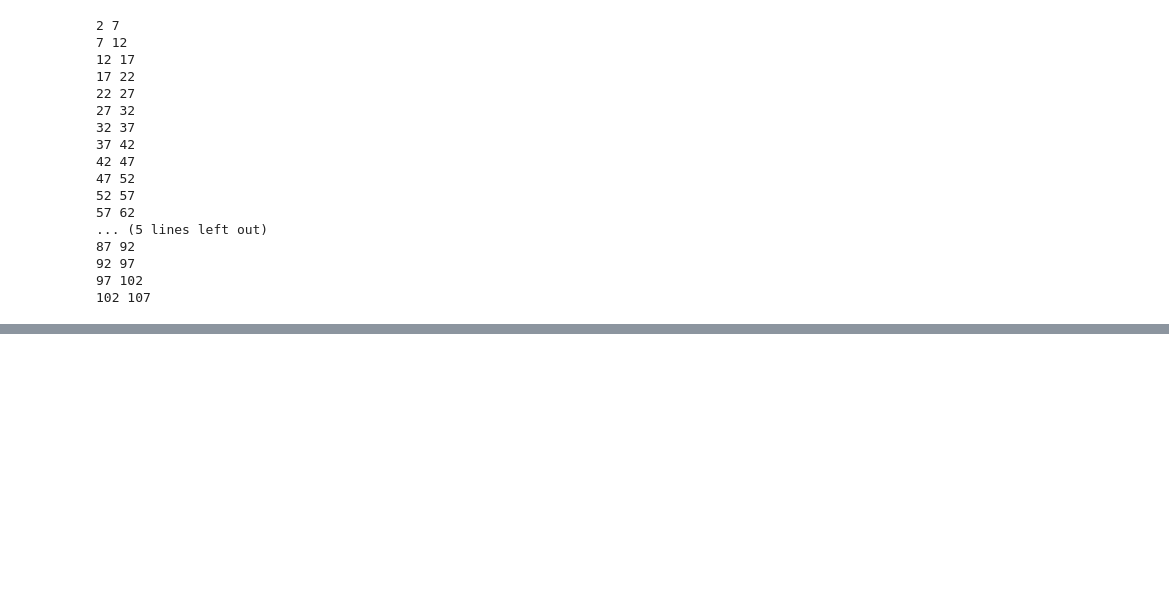
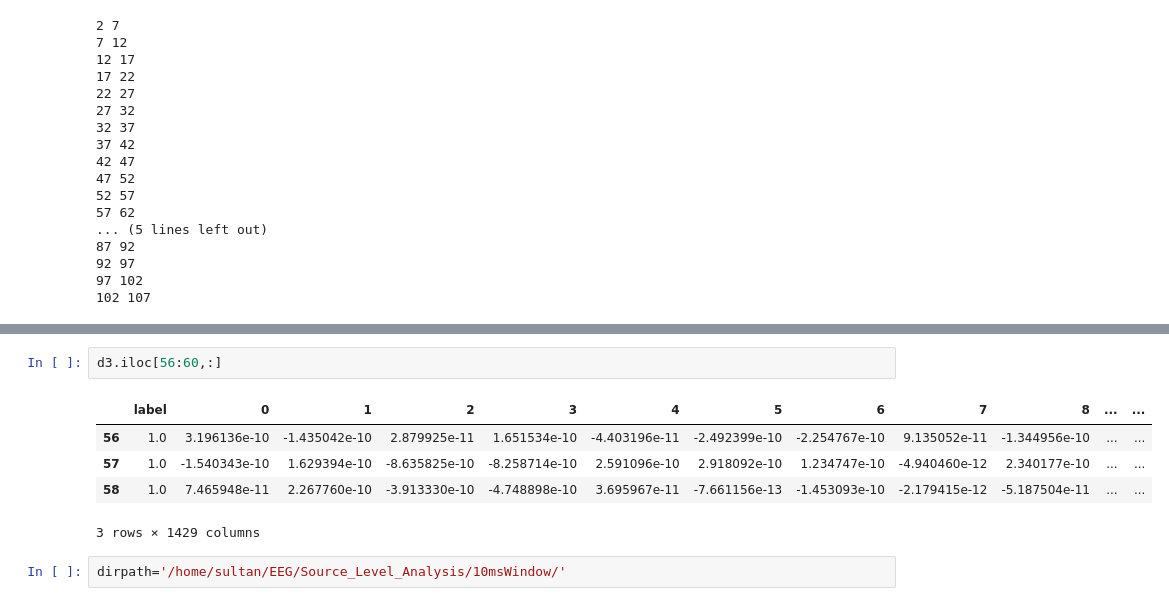
Before and after one commit to msultanmahmud/EEG_Analysis, a Jupyter notebook: Source_Level_Analysis/Aveage_files_v1.ipynb, the cells around one changed output, grey strips where cells are left out. Cells and saved outputs as stored; diff of their text form; blank space fills up the shorter version.

```diff
--- a/Source_Level_Analysis/Aveage_files_v1.ipynb
+++ b/Source_Level_Analysis/Aveage_files_v1.ipynb
@@ -274,0 +255,10 @@ dtr
+# %%
+d3.iloc[56:60,:]
+# %% [output]
+|  | label | 0 | 1 | 2 | 3 | 4 | 5 | 6 | 7 | 8 | ... | ... |
+| 56 | 1.0 | 3.196136e-10 | -1.435042e-10 | 2.879925e-11 | 1.651534e-10 | -4.403196e-11 | -2.492399e-10 | -2.254767e-10 | 9.135052e-11 | -1.344956e-10 | ... | ... |
+| 57 | 1.0 | -1.540343e-10 | 1.629394e-10 | -8.635825e-10 | -8.258714e-10 | 2.591096e-10 | 2.918092e-10 | 1.234747e-10 | -4.940460e-12 | 2.340177e-10 | ... | ... |
+| 58 | 1.0 | 7.465948e-11 | 2.267760e-10 | -3.913330e-10 | -4.748898e-10 | 3.695967e-11 | -7.661156e-13 | -1.453093e-10 | -2.179415e-12 | -5.187504e-11 | ... | ... |
+3 rows × 1429 columns
+# %%
+dirpath='/home/sultan/EEG/Source_Level_Analysis/10msWindow/'
```
Also changed, not shown: parts of 14 cells of this notebook, 2 other files.
